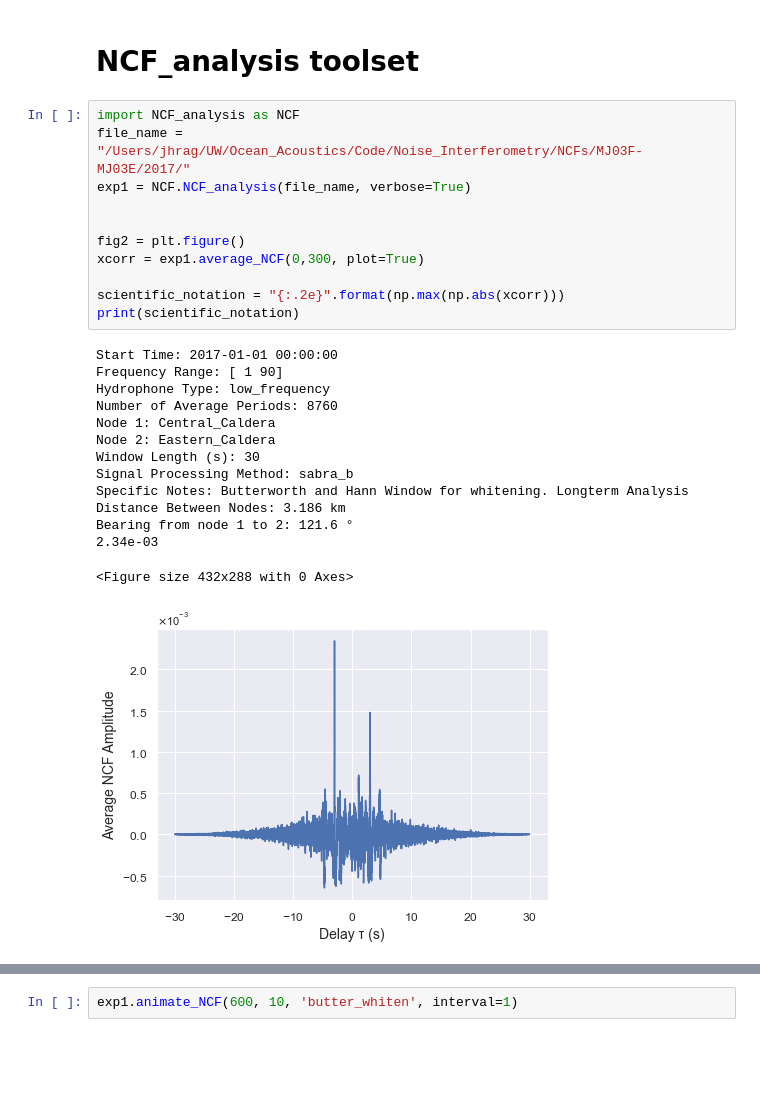
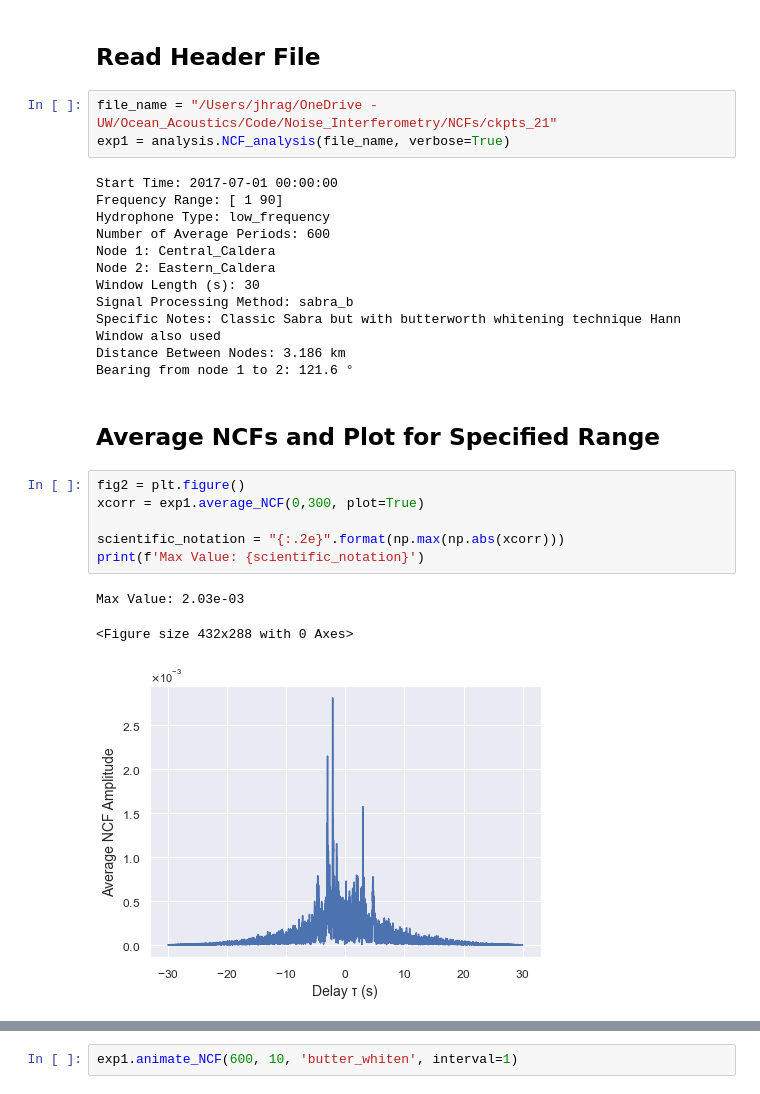
Before and after one commit to John-Ragland/Noise_Interferometry, a Jupyter notebook: Scripts/NCF_Analysis.ipynb, the cells around one changed output, grey strips where cells are left out. Drawn from its saved outputs; the diff is of its cells as text; blank space fills up the shorter version.

```diff
--- a/tools/Noise_Interferometry_usage.ipynb
+++ b/Scripts/NCF_Analysis.ipynb
@@ -75,28 +38,29 @@ Calculting NCF for Period 2:
-# %% [markdown]
-# NCF_analysis toolset
+# %% [markdown]
+## Read Header File
+# %%
+file_name = "/Users/jhrag/OneDrive - UW/Ocean_Acoustics/Code/Noise_Interferometry/NCFs/ckpts_21"
+exp1 = analysis.NCF_analysis(file_name, verbose=True)
+# %% [output]
+Start Time: 2017-07-01 00:00:00
+Frequency Range: [ 1 90]
+Hydrophone Type: low_frequency
+Number of Average Periods: 600
+Node 1: Central_Caldera
+Node 2: Eastern_Caldera
+Window Length (s): 30
+Signal Processing Method: sabra_b
+Specific Notes: Classic Sabra but with butterworth whitening technique Hann Window also used
+Distance Between Nodes: 3.186 km
+Bearing from node 1 to 2: 121.6 °
+# %% [markdown]
+## Average NCFs and Plot for Specified Range
 # %%
-import NCF_analysis as NCF
-file_name = "/Users/jhrag/UW/Ocean_Acoustics/Code/Noise_Interferometry/NCFs/MJ03F-MJ03E/2017/"
-exp1 = NCF.NCF_analysis(file_name, verbose=True)
-
-
 fig2 = plt.figure()
 xcorr = exp1.average_NCF(0,300, plot=True)
 
 scientific_notation = "{:.2e}".format(np.max(np.abs(xcorr)))
-print(scientific_notation)
+print(f'Max Value: {scientific_notation}')
 # %% [output]
-Start Time: 2017-01-01 00:00:00
-Frequency Range: [ 1 90]
-Hydrophone Type: low_frequency
-Number of Average Periods: 8760
-Node 1: Central_Caldera
-Node 2: Eastern_Caldera
-Window Length (s): 30
-Signal Processing Method: sabra_b
-Specific Notes: Butterworth and Hann Window for whitening. Longterm Analysis
-Distance Between Nodes: 3.186 km
-Bearing from node 1 to 2: 121.6 °
-2.34e-03
+Max Value: 2.03e-03
 <Figure size 432x288 with 0 Axes>
-[figure, old version]
+[figure, new version]
```
Also changed, not shown: parts of 39 cells of this notebook, 6 other files.
